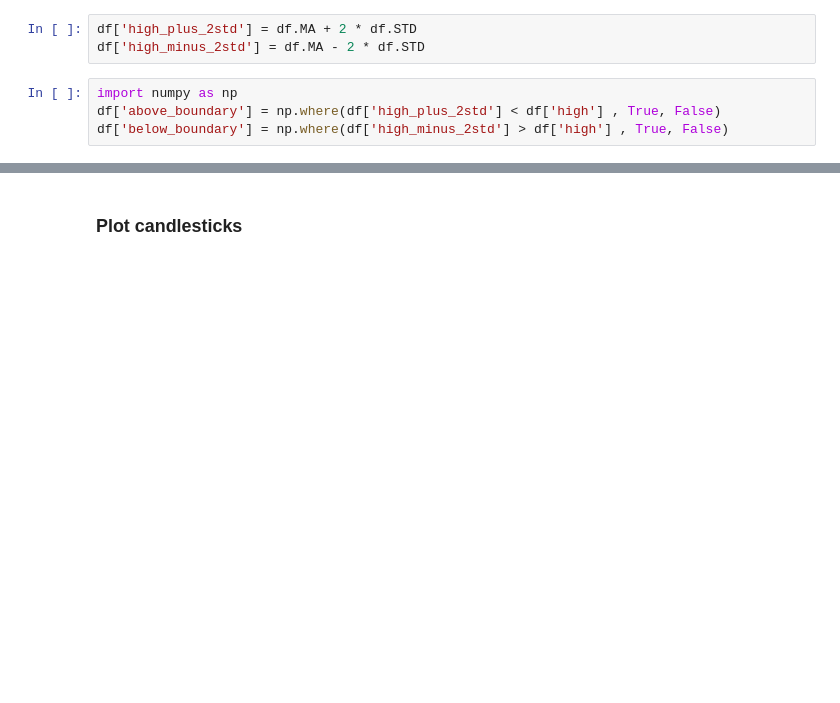
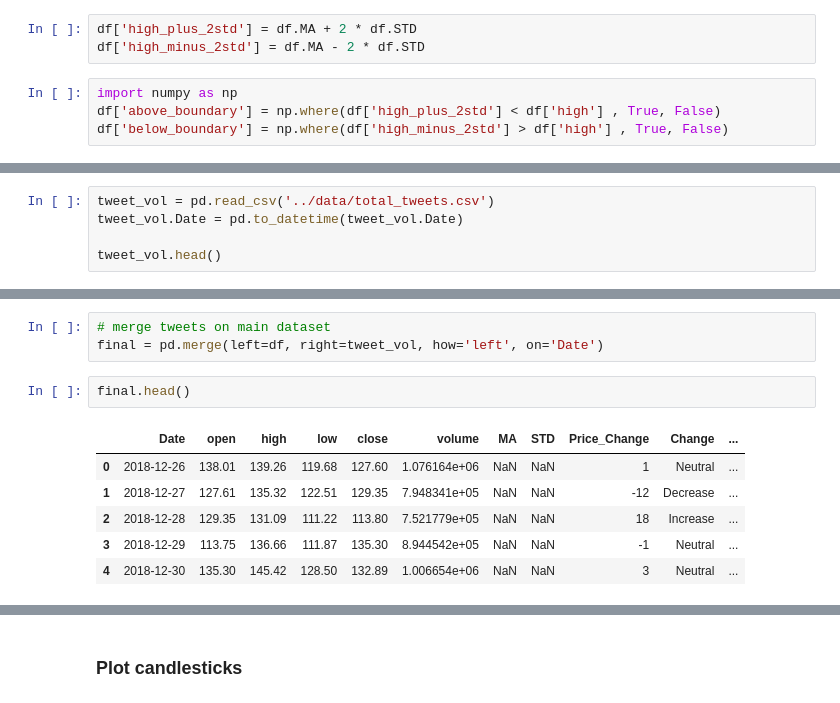
Before and after one commit to lazaros-23/crypto-news-price-correlation, a Jupyter notebook: notebooks/binance_api_data.ipynb, the cells around one changed output, grey strips where cells are left out. Saved outputs shown, nothing was run; the diff lists cells and outputs as text; blank space fills up the shorter version.

```diff
--- a/notebooks/binance_api_data.ipynb
+++ b/notebooks/binance_api_data.ipynb
@@ -76,0 +146,5 @@ df['below_boundary'] = np.where(df['high_minus_2std'] > df['high'] , True, False
+# %%
+tweet_vol = pd.read_csv('../data/total_tweets.csv')
+tweet_vol.Date = pd.to_datetime(tweet_vol.Date)
+
+tweet_vol.head()
@@ -76,0 +158,12 @@ df['below_boundary'] = np.where(df['high_minus_2std'] > df['high'] , True, False
+# %%
+# merge tweets on main dataset
+final = pd.merge(left=df, right=tweet_vol, how='left', on='Date')
+# %%
+final.head()
+# %% [output]
+|  | Date | open | high | low | close | volume | MA | STD | Price_Change | Change | ... |
+| 0 | 2018-12-26 | 138.01 | 139.26 | 119.68 | 127.60 | 1.076164e+06 | NaN | NaN | 1 | Neutral | ... |
+| 1 | 2018-12-27 | 127.61 | 135.32 | 122.51 | 129.35 | 7.948341e+05 | NaN | NaN | -12 | Decrease | ... |
+| 2 | 2018-12-28 | 129.35 | 131.09 | 111.22 | 113.80 | 7.521779e+05 | NaN | NaN | 18 | Increase | ... |
+| 3 | 2018-12-29 | 113.75 | 136.66 | 111.87 | 135.30 | 8.944542e+05 | NaN | NaN | -1 | Neutral | ... |
+| 4 | 2018-12-30 | 135.30 | 145.42 | 128.50 | 132.89 | 1.006654e+06 | NaN | NaN | 3 | Neutral | ... |
```
Also changed, not shown: parts of 11 cells of this notebook.
